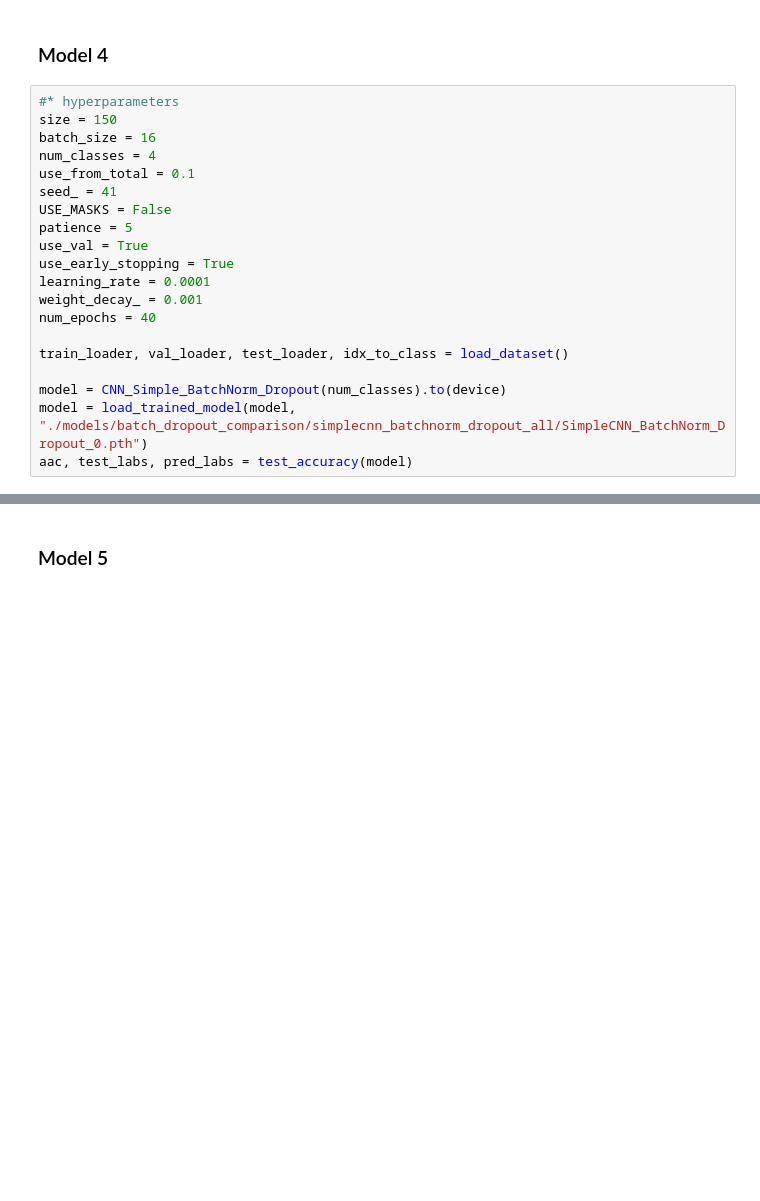
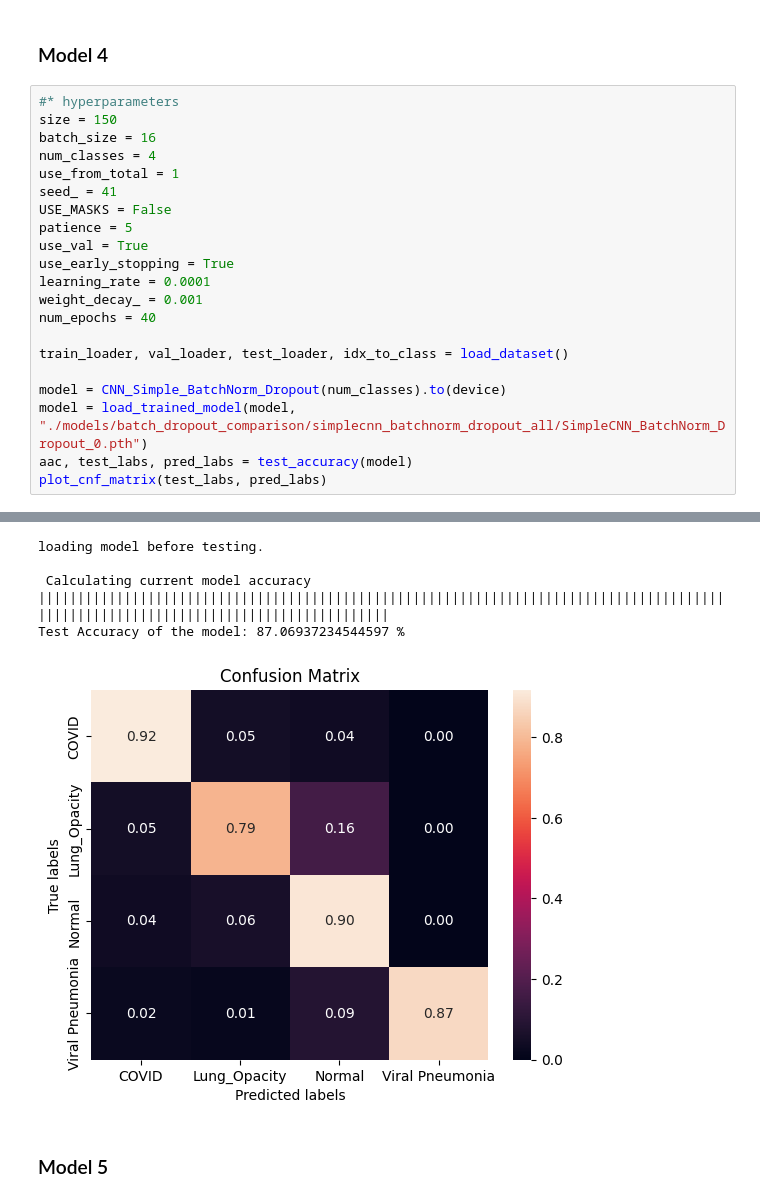
Before and after one commit to Mauricio-Bernuy/P4-IA, a Jupyter notebook: P4IA 2.ipynb, the cells around one changed output, grey strips where cells are left out. Drawn from its saved outputs; the diff is of its cells as text; blank space fills up the shorter version.

```diff
--- a/P4IA 2.ipynb
+++ b/P4IA 2.ipynb
@@ -1283,7 +1310,7 @@ aac, test_labs, pred_labs = test_accuracy(model)
 size = 150
 batch_size = 16
 num_classes = 4
-use_from_total = 0.1
+use_from_total = 1
 seed_ = 41
 USE_MASKS = False
 patience = 5
@@ -1298,3 +1325,5 @@ train_loader, val_loader, test_loader, idx_to_class = load_dataset()
 model = CNN_Simple_BatchNorm_Dropout(num_classes).to(device)
 model = load_trained_model(model, "./models/batch_dropout_comparison/simplecnn_batchnorm_dropout_all/SimpleCNN_BatchNorm_Dropout_0.pth")
 aac, test_labs, pred_labs = test_accuracy(model)
+plot_cnf_matrix(test_labs, pred_labs)
+# %% [output]
@@ -1301,3 +1349,9 @@ aac, test_labs, pred_labs = test_accuracy(model)
+loading model before testing.
+
+ Calculating current model accuracy
+|||||||||||||||||||||||||||||||||||||||||||||||||||||||||||||||||||||||||||||||||||||||||||||||||||||||||||||||||||||||||||||||||||||
+Test Accuracy of the model: 87.06937234544597 %
+[figure, added]
 # %% [markdown]
 ### Model 5
 # %%
```
Also changed, not shown: parts of 7 cells of this notebook, 4 other files.
